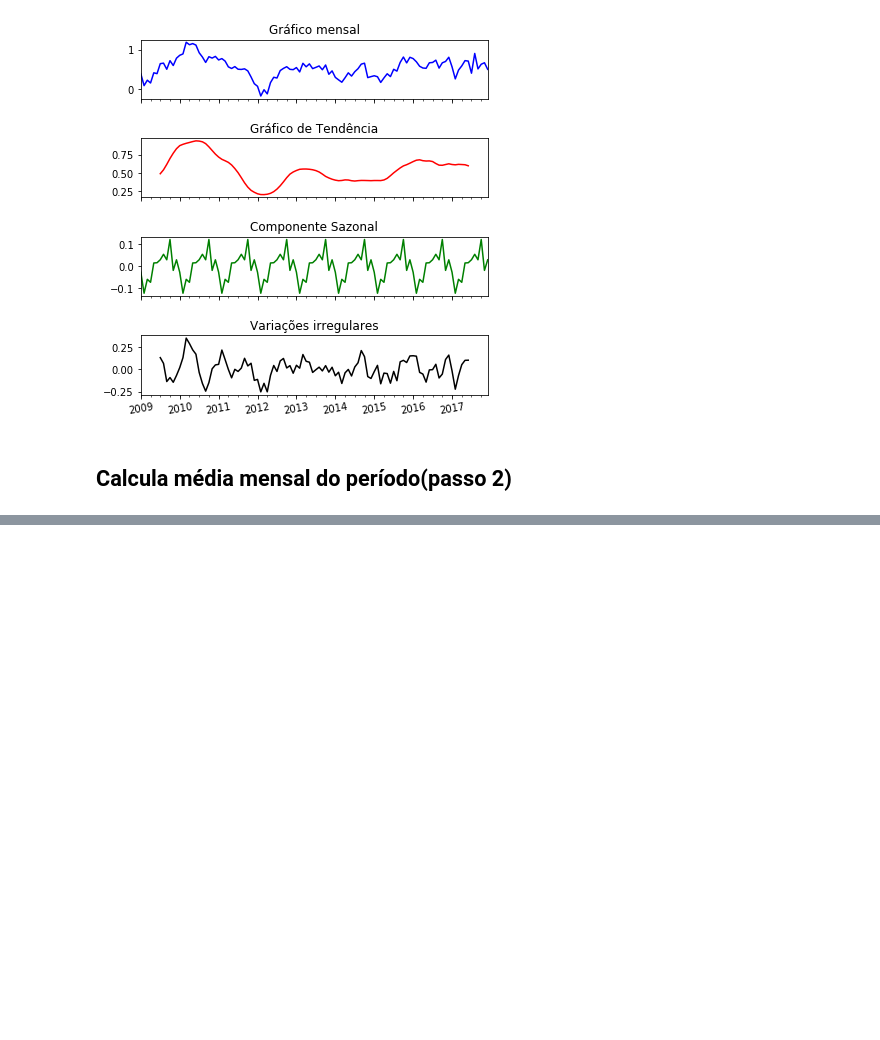
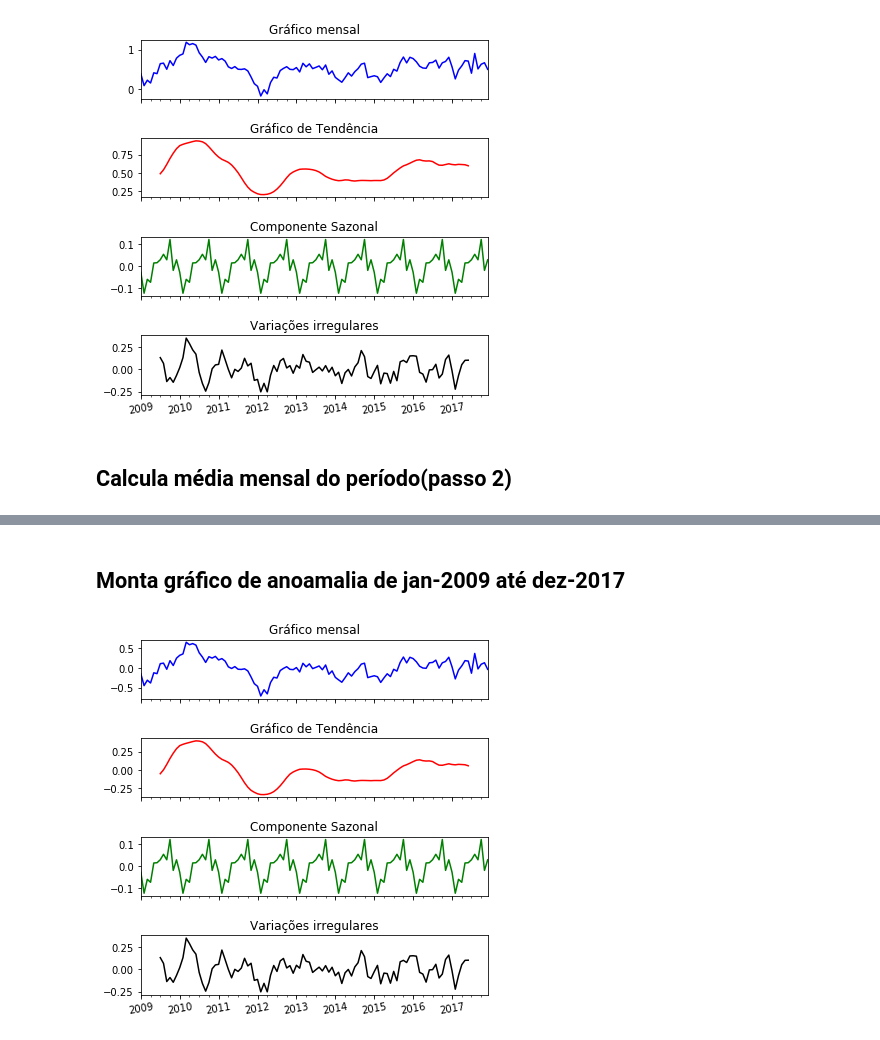
Before and after one commit to tiagotele/experimentos_oceanografia, a Jupyter notebook: Nova anomalia.ipynb, the cells around one changed output, grey strips where cells are left out. Saved outputs shown, nothing was run; the diff lists cells and outputs as text; code cells hidden in the pictures; blank space fills up the shorter version.

Commit message:
Adicionando gráfico de anomalias de jan-2009 até dez-2017

```diff
--- a/Nova anomalia.ipynb
+++ b/Nova anomalia.ipynb
@@ -267,0 +288,6 @@ media_das_medias = (reduce(lambda x,y: x+y,anomalias_mensais)/len(anomalias_mens
+# %% [markdown]
+## Monta gráfico de anoamalia de jan-2009  até dez-2017
+# %%
+monta_grafico_de_decomposicao('anomalia_mensal')
+# %% [output]
+[figure, added]
```
Also changed, not shown: parts of 6 cells of this notebook.
